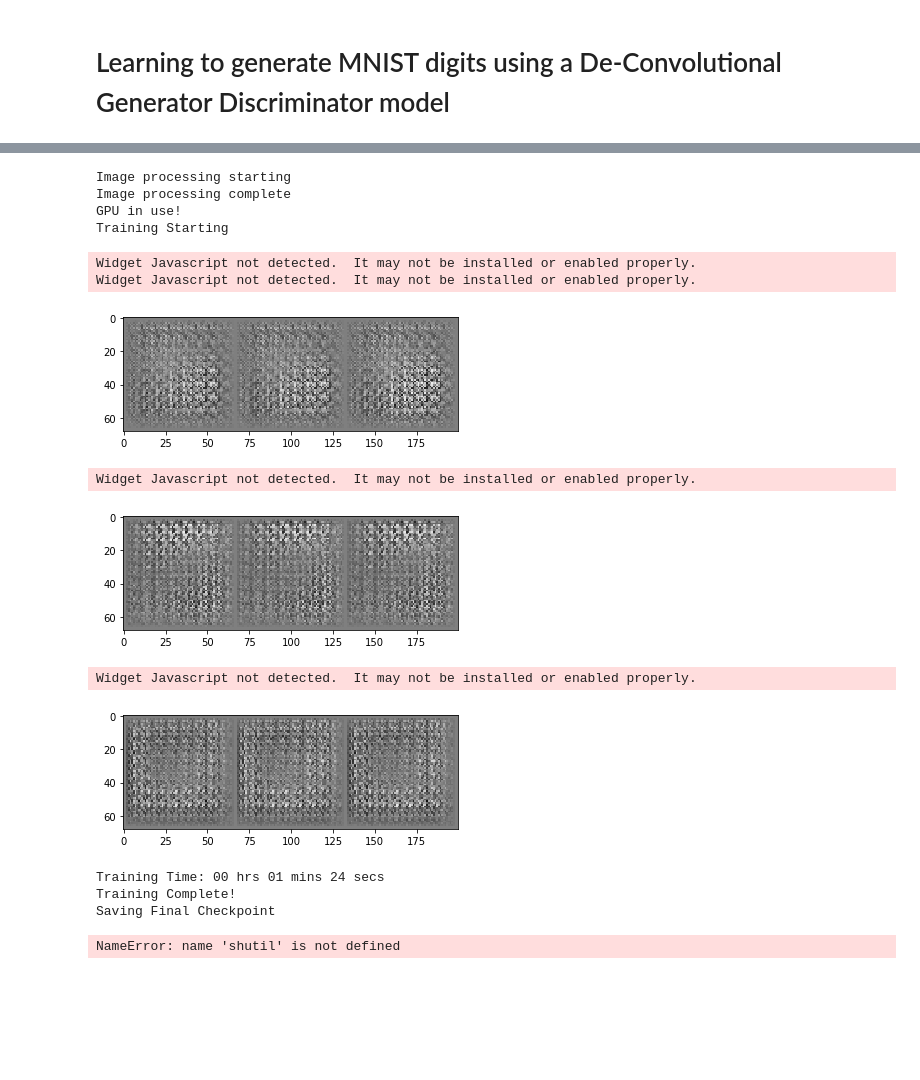
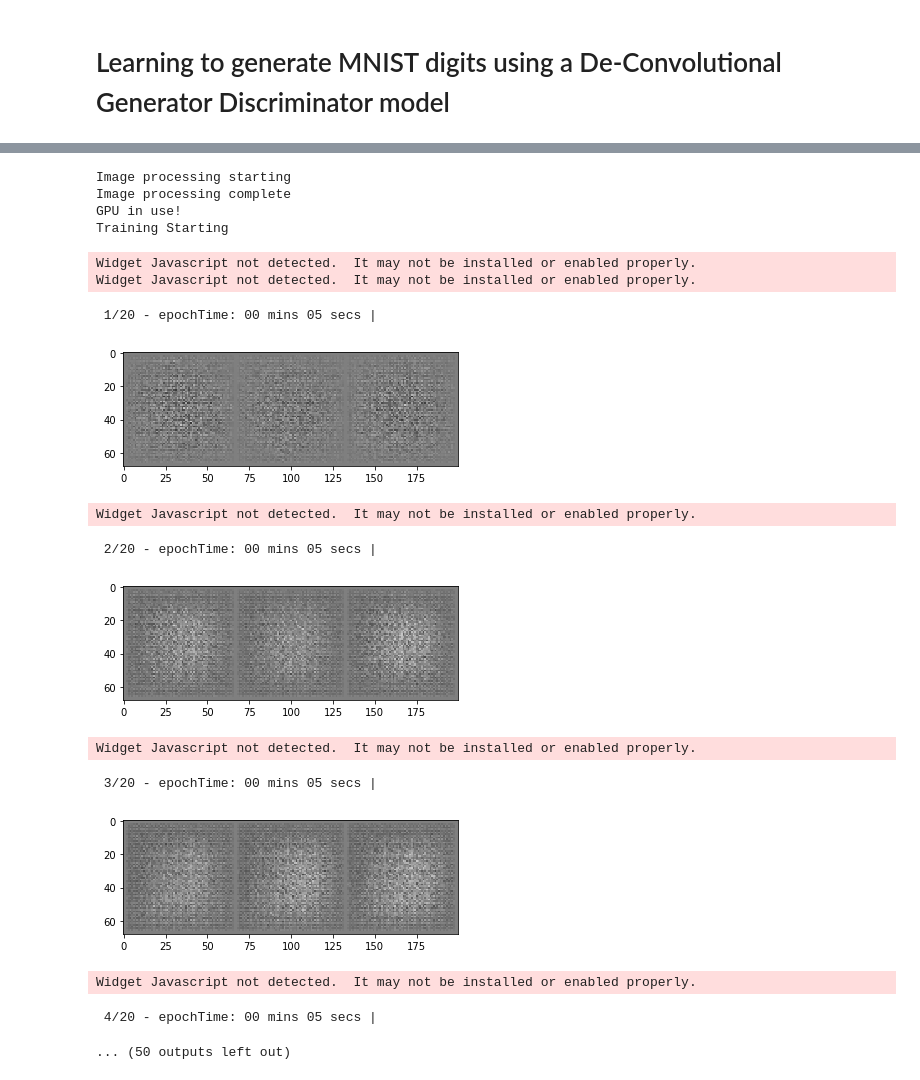
Before and after one commit to sharanry/dcgan-pytorch, a Jupyter notebook: DCGAN on MNIST.ipynb, the cells around one changed output, grey strips where cells are left out. Saved outputs shown, nothing was run; the diff lists cells and outputs as text; code cells hidden in the pictures; blank space fills up the shorter version.

Commit message:
Colect data, make graphs, output generated images

```diff
--- a/DCGAN on MNIST.ipynb
+++ b/DCGAN on MNIST.ipynb
@@ -242,5 +227,3 @@ if not os.path.isdir('DCGAN_MNIST_results/Fixed_results'):
 # %%
-def save_checkpoint(state, isfinal, filename='checkpoint.pth.tar'):
+def save_checkpoint(state, filename='checkpoint.pth.tar'):
     torch.save(state, filename)
-    if isfinal:
-        shutil.copyfile(filename, 'model_best.pth.tar')
@@ -247 +259,25 @@ def save_checkpoint(state, isfinal, filename='checkpoint.pth.tar'):
+# %%
+def show_train_hist(hist, show = False, save = False, path = 'Train_hist.png'):
+    x = range(len(hist['D_losses']))
+
+    y1 = hist['D_losses']
+    y2 = hist['G_losses']
+
+    plt.plot(x, y1, label='D_loss')
+    plt.plot(x, y2, label='G_loss')
+
+    plt.xlabel('Iter')
+    plt.ylabel('Loss')
+
+    plt.legend(loc=4)
+    plt.grid(True)
+    plt.tight_layout()
+
+    if save:
+        plt.savefig(path)
+
+    if show:
+        plt.show()
+    else:
+        plt.close()
 # %%
@@ -339,27 +418,30 @@ def training(G, D, criterion, d_optimizer, g_optimizer, g_sampler, batch_size=12
 # %%
 training(G=G,
          D=D,
          criterion=criterion,
          d_optimizer=d_optimizer,
          g_optimizer=g_optimizer,
          g_sampler=g_sampler,
          batch_size=128,
-         num_epochs=3,
+         num_epochs=20,
          epoch_int=1,
+#          resume=True
         )
 # %% [output]
 Image processing starting
 Image processing complete
 GPU in use!
 Training Starting
 Widget Javascript not detected.  It may not be installed or enabled properly.
 Widget Javascript not detected.  It may not be installed or enabled properly.
+ 1/20 - epochTime: 00 mins 05 secs |
-[figure, old version]
+[figure, new version]
-Widget Javascript not detected.  It may not be installed or enabled properly.
+Widget Javascript not detected.  It may not be installed or enabled properly.
+ 2/20 - epochTime: 00 mins 05 secs |
-[figure, old version]
+[figure, new version]
-Widget Javascript not detected.  It may not be installed or enabled properly.
+Widget Javascript not detected.  It may not be installed or enabled properly.
+ 3/20 - epochTime: 00 mins 05 secs |
-[figure, old version]
+[figure, new version]
-Training Time: 00 hrs 01 mins 24 secs
-Training Complete!
-Saving Final Checkpoint
-NameError: name 'shutil' is not defined
+Widget Javascript not detected.  It may not be installed or enabled properly.
+ 4/20 - epochTime: 00 mins 05 secs |
+... (50 outputs left out)
```
Also changed, not shown: parts of 7 cells of this notebook, 1 other file.
